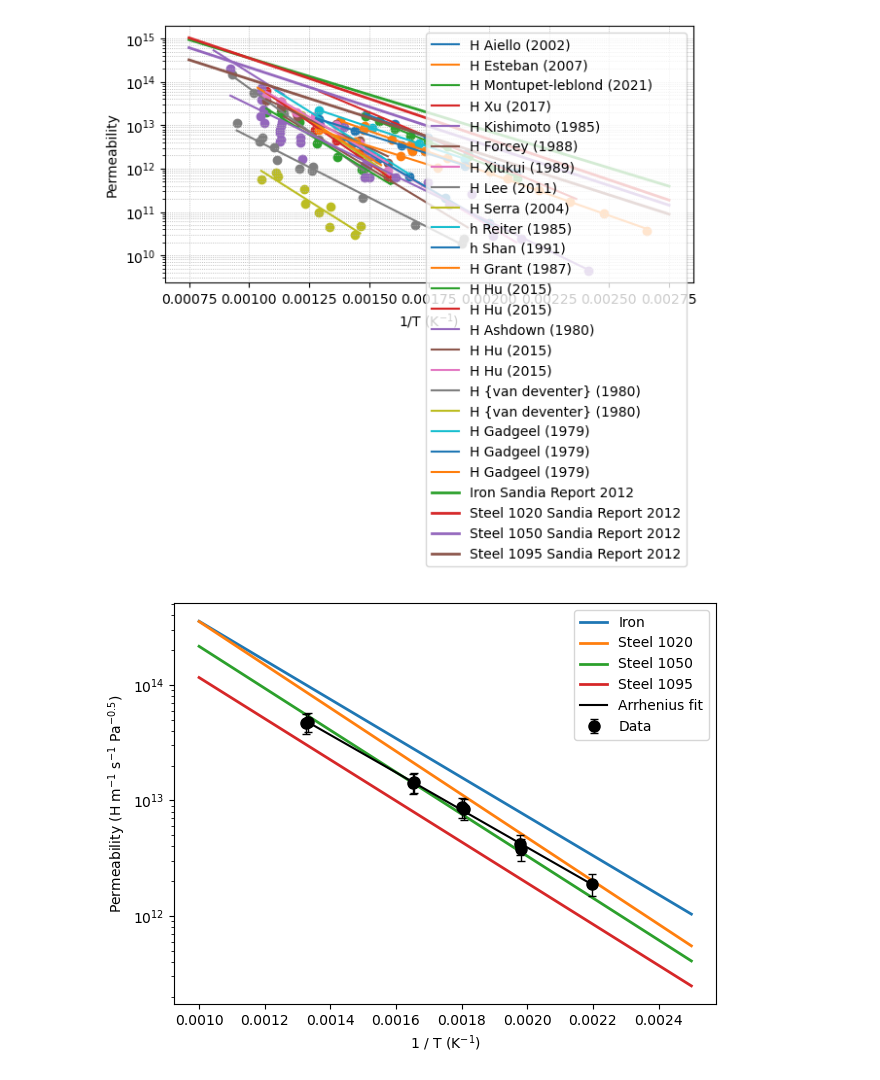
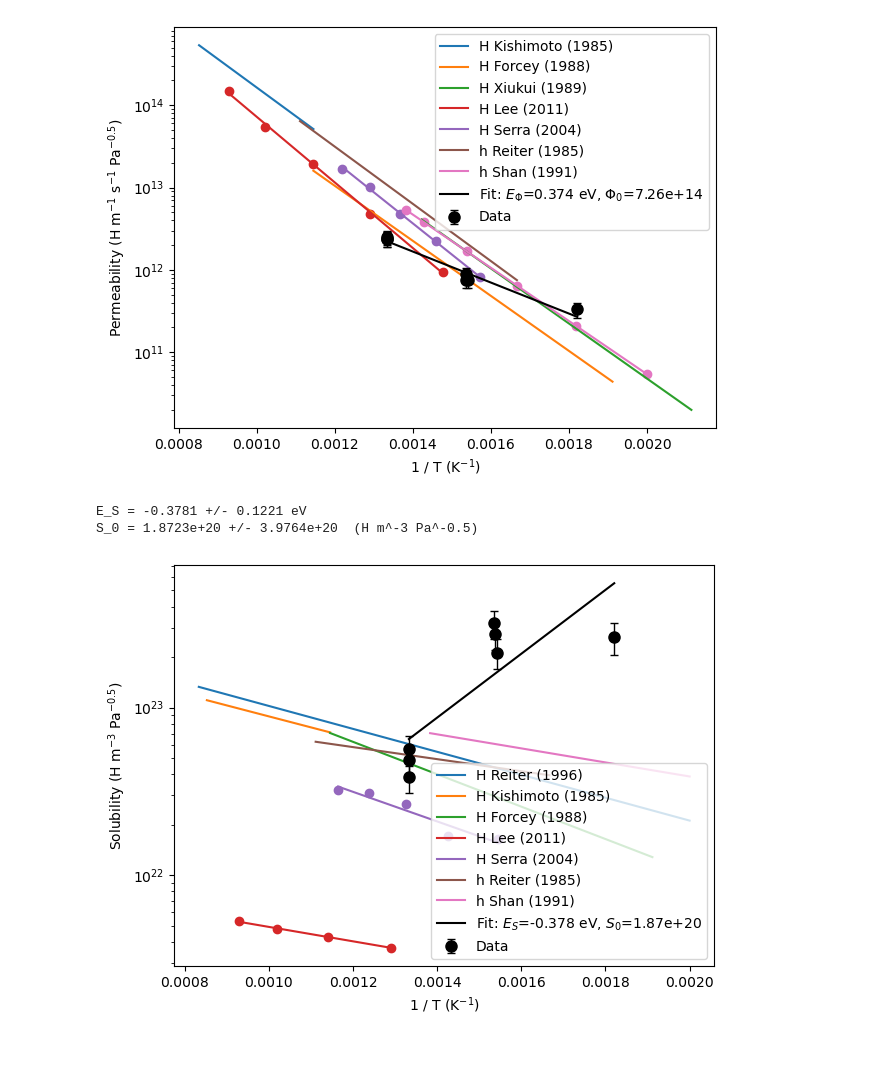
Before and after one commit to WeaverC20/permeation_barrier_analysis, a Jupyter notebook: ShieldRunsAnalysis/plot_against_htm.ipynb, the cells around one changed output. Saved outputs shown, nothing was run; the diff lists cells and outputs as text; code cells hidden in the pictures; blank space fills up the shorter version.

```diff
--- a/ShieldRunsAnalysis/plot_against_htm.ipynb
+++ b/ShieldRunsAnalysis/plot_against_htm.ipynb
@@ -12,16 +69,20 @@ os.makedirs(fig_dir, exist_ok=True)
 # %%
-# material_str = "316l_steel_fresh"
+material_str = "316l_steel_fresh"
 # material_str = "316l_steel"
-material_str = "steel"
+# material_str = "steel"
 
 csv_name = f"{material_str}_diffusivities.csv"
 # csv_name = "UKEA_316_steel"
 
-# material_str_real = material_str.replace("fresh_", "")
+# Base for output plot filenames (strip .csv if present)
+plot_base = os.path.splitext(csv_name)[0]
 
-# filter only 316l_steel and H
-diffusivities = htm.diffusivities.filter(material=material_str).filter(isotope="h")
-permeabilities = htm.permeabilities.filter(material=material_str).filter(isotope="h")
+# htm doesn't have a "_fresh" variant — strip the suffix when querying the database
+htm_material_str = material_str.replace("_fresh", "")
+
+# filter htm database by material and H isotope
+diffusivities = htm.diffusivities.filter(material=htm_material_str).filter(isotope="h")
+permeabilities = htm.permeabilities.filter(material=htm_material_str).filter(isotope="h")
 # %%
 # --- Edit this path ---
 csv_path = f"results/{csv_name}"
@@ -100,53 +197,48 @@ plt.show()
 # %%
-# htm.plotting.plot(permeabilities)
-
-
 # --- Extract nominal values and std devs ---
 invT_nom = [v.n if hasattr(v, "n") else v for v in invT]
 Phi_nom  = [v.n if hasattr(v, "n") else v for v in Phi]
 Phi_std  = [v.s if hasattr(v, "s") else 0 for v in Phi]
 
-# --- Plot using htm ---
-htm.plotting.plot(permeabilities)
-
+# Background: local steel DB for 'steel', htm for everything else
 if material_str == "steel":
-    from low_carbon_steel_plot_digitizer import plot_steel_htm, steel_dataset
-    plot_steel_htm(steel_dataset, x_range=[0.001, 0.00250])
-
-# --- Get current axes from the existing plot ---
-ax = plt.gca()
+    fig, ax = plt.subplots()
+    plot_steel_db_background("permeability", ax=ax)
+else:
+    htm.plotting.plot(permeabilities)
+    ax = plt.gca()
 
 # Overlay measured points as solid black circles with error bars
 ax.errorbar(
     invT_nom,
     Phi_nom,
     yerr=Phi_std,
     fmt="o",
     markersize=8,
     color="black",
     ecolor="black",
     elinewidth=1,
     capsize=3,
     label="Data"
 )
 
 # Overlay the Arrhenius fit line
-ax.plot(Phi_invT_fit, Phi_fit, "k-", linewidth=1.5, label="Arrhenius fit")
+ax.plot(Phi_invT_fit, Phi_fit, "k-", linewidth=1.5,
+        label=fr"Fit: $E_\Phi$={E_Phi:.3f} eV, $\Phi_0$={Phi_0:.2e}")
 
 # Apply the same scaling and labels to keep consistent with htm
 ax.set_yscale("log")
 ax.set_xlabel("1 / T (K$^{-1}$)")
 ax.set_ylabel("Permeability (H m$^{-1}$ s$^{-1}$ Pa$^{-0.5}$)")
 
 # Merge legends if htm already has one
 ax.legend()
 
 plt.tight_layout()
-plt.savefig(os.path.join(fig_dir, f"{csv_name}_permeability.pdf"), bbox_inches="tight")
+plt.savefig(os.path.join(fig_dir, f"{plot_base}_permeability.pdf"), bbox_inches="tight")
 plt.show()
 # %% [output]
-[figure, old version]
+[figure, new version]
-[figure, removed]
 # %%
 # --- Arrhenius fit for solubility: S = Phi / D = S_0 * exp(-E_S / (k_B T)) ---
 k_B = 8.617333262e-5  # eV/K
@@ -181,7 +273,15 @@ S_fit      = np.exp(slope * S_invT_fit + intercept)
 S_nom = unp.nominal_values(S)
 S_std = unp.std_devs(S)
 
-fig, ax = plt.subplots()
+# Background: local steel DB for 'steel', htm for everything else
+if material_str == "steel":
+    fig, ax = plt.subplots()
+    plot_steel_db_background("solubility", ax=ax)
+else:
+    solubilities = htm.solubilities.filter(material=htm_material_str).filter(isotope="h")
+    htm.plotting.plot(solubilities)
+    ax = plt.gca()
+
 ax.errorbar(
     invT, S_nom, yerr=S_std,
     fmt="o", markersize=8, color="black",
@@ -195,5 +295,9 @@ ax.set_xlabel("1 / T (K$^{-1}$)")
 ax.set_ylabel("Solubility (H m$^{-3}$ Pa$^{-0.5}$)")
 ax.legend()
 plt.tight_layout()
-plt.savefig(os.path.join(fig_dir, f"{csv_name}_solubility.pdf"), bbox_inches="tight")
+plt.savefig(os.path.join(fig_dir, f"{plot_base}_solubility.pdf"), bbox_inches="tight")
 plt.show()
+# %% [output]
+E_S = -0.3781 +/- 0.1221 eV
+S_0 = 1.8723e+20 +/- 3.9764e+20  (H m^-3 Pa^-0.5)
+[figure, added]
```
Also changed, not shown: parts of 3 cells of this notebook, 4 other files.
